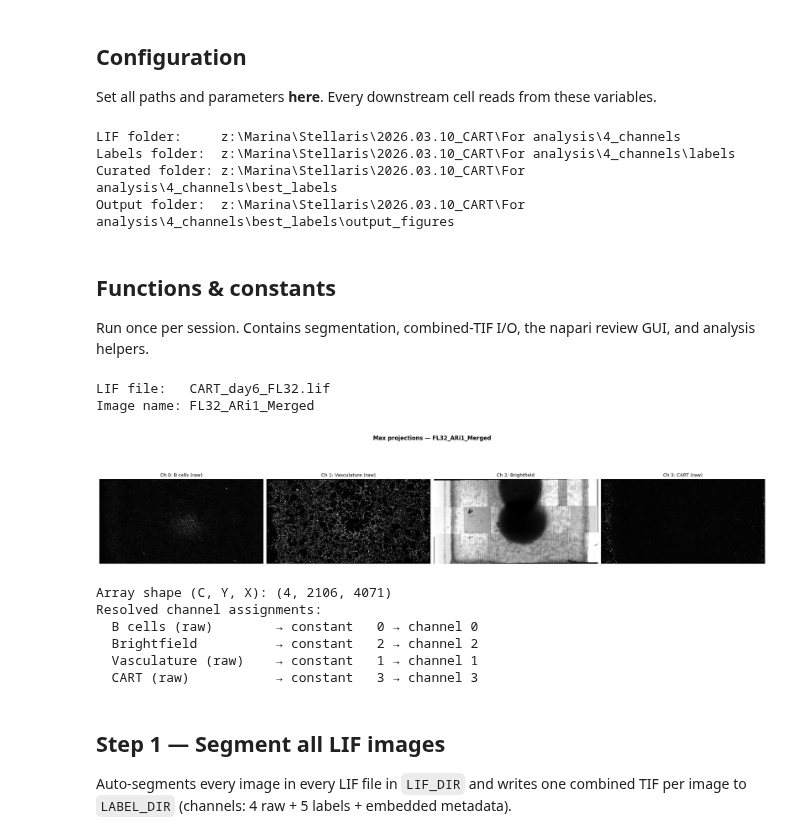
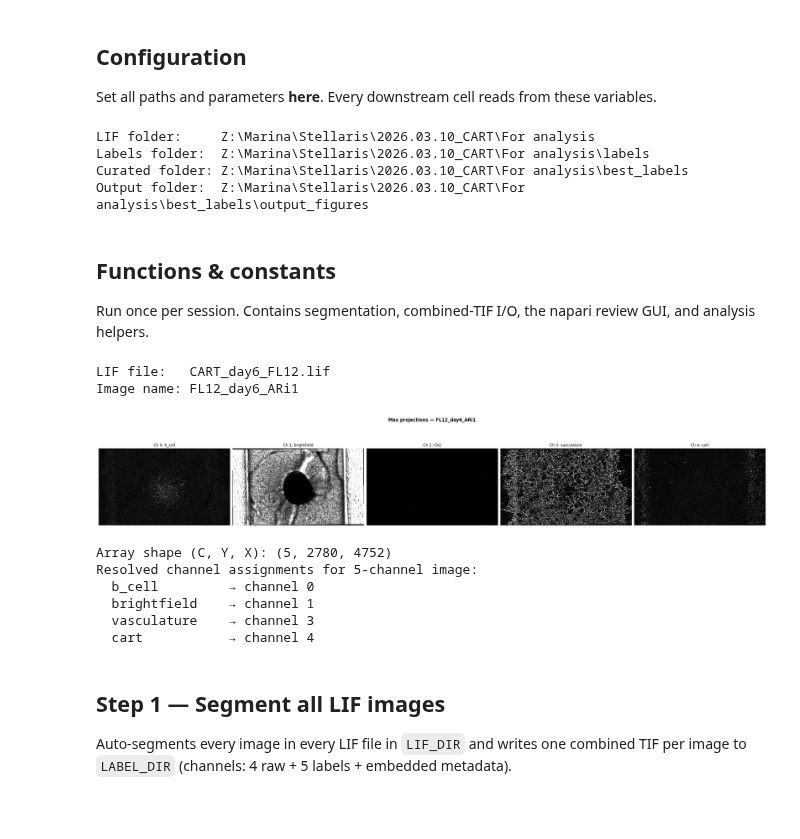
Before and after one commit to isobelth/image_quantification, a Jupyter notebook: CART_Analysis/cart_analysis humanitl.ipynb, the cells around one changed output. Drawn from its saved outputs; the diff is of its cells as text; code cells hidden in the pictures; blank space fills up the shorter version.

```diff
--- a/CART_Analysis/cart_analysis humanitl.ipynb
+++ b/CART_Analysis/cart_analysis humanitl.ipynb
@@ -75,7 +75,7 @@ Set all paths and parameters **here**. Every downstream cell reads from these va
 # ══════════════════════════════════════════════════════════════════════════════
 # CONFIG — edit these paths then run the rest of the notebook
 # ══════════════════════════════════════════════════════════════════════════════
-LIF_DIR      = pathlib.Path(r"z:\Marina\Stellaris\2026.03.10_CART\For analysis\4_channels")
+LIF_DIR      = pathlib.Path(r"Z:\Marina\Stellaris\2026.03.10_CART\For analysis")
 LABEL_DIR    = LIF_DIR / "labels"          # Step 1 writes combined TIFs here
 CURATED_DIR  = LIF_DIR / "best_labels"     # Step 3 reads curated TIFs from here
 OUTPUT_DIR   = CURATED_DIR / "output_figures"
@@ -89,10 +89,10 @@ print(f"Labels folder:  {LABEL_DIR}")
 print(f"Curated folder: {CURATED_DIR}")
 print(f"Output folder:  {OUTPUT_DIR}")
 # %% [output]
-LIF folder:     z:\Marina\Stellaris\2026.03.10_CART\For analysis\4_channels
-Labels folder:  z:\Marina\Stellaris\2026.03.10_CART\For analysis\4_channels\labels
-Curated folder: z:\Marina\Stellaris\2026.03.10_CART\For analysis\4_channels\best_labels
-Output folder:  z:\Marina\Stellaris\2026.03.10_CART\For analysis\4_channels\best_labels\output_figures
+LIF folder:     Z:\Marina\Stellaris\2026.03.10_CART\For analysis
+Labels folder:  Z:\Marina\Stellaris\2026.03.10_CART\For analysis\labels
+Curated folder: Z:\Marina\Stellaris\2026.03.10_CART\For analysis\best_labels
+Output folder:  Z:\Marina\Stellaris\2026.03.10_CART\For analysis\best_labels\output_figures
 # %% [markdown]
 ## Functions & constants
 
@@ -790,43 +712,44 @@ def analyse_from_labels(label_directory, output_folder, num_workers=4):
 # %%
-# ── Preview: max projections of each channel in the first LIF image ──────────
-# Sanity check that the channel constants above match the actual data.
+# ── Sanity-check preview of the first LIF image ──────────────────────────────
+# Channel roles are derived per image from its raw channel count via
+# `channels_for` (see Functions cell). Edit that helper to change the mapping.
 lif_files_preview = sorted(LIF_DIR.glob("*.lif"))
 with liffile.LifFile(lif_files_preview[0]) as lif:
     first_image = lif.images[0]
     print(f"LIF file:   {lif_files_preview[0].name}")
     print(f"Image name: {first_image.name}")
     stack = first_image.asarray()
     z_axis = first_image.dims.index('Z')
     max_proj = np.max(stack, axis=z_axis)  # shape: (C, Y, X)
     n_channels = max_proj.shape[0]
 
-# Use the same naming function napari uses, so labels here match labels there.
-channel_names = raw_channel_names(n_channels)
+channels = channels_for(n_channels)
+channel_names = raw_channel_names(n_channels, channels)
 
 fig, axes = plt.subplots(1, n_channels, figsize=(5 * n_channels, 5), constrained_layout=True)
 if n_channels == 1:
     axes = [axes]
 for ch, ax in enumerate(axes):
     ax.imshow(max_proj[ch], cmap="gray", interpolation="none")
     ax.set_title(f"Ch {ch}: {channel_names[ch]}", fontsize=10)
     ax.axis("off")
 fig.suptitle(f"Max projections — {first_image.name}", fontsize=12, fontweight="bold")
 plt.show()
 
 print(f"Array shape (C, Y, X): {max_proj.shape}")
-print("Resolved channel assignments:")
-for label_text, raw_index in RAW_CHANNEL_CONSTANTS.items():
-    print(f"  {label_text:20s} → constant {raw_index:>3d} → channel {raw_index % n_channels}")
+print(f"Resolved channel assignments for {n_channels}-channel image:")
+for role, raw_index in channels.items():
+    print(f"  {role:14s} → channel {raw_index}")
 # %% [output]
-LIF file:   CART_day6_FL32.lif
-Image name: FL32_ARi1_Merged
+LIF file:   CART_day6_FL12.lif
+Image name: FL12_day6_ARi1
-[figure, old version]
+[figure, new version]
-Array shape (C, Y, X): (4, 2106, 4071)
-Resolved channel assignments:
-  B cells (raw)        → constant   0 → channel 0
-  Brightfield          → constant   2 → channel 2
-  Vasculature (raw)    → constant   1 → channel 1
-  CART (raw)           → constant   3 → channel 3
+Array shape (C, Y, X): (5, 2780, 4752)
+Resolved channel assignments for 5-channel image:
+  b_cell         → channel 0
+  brightfield    → channel 1
+  vasculature    → channel 3
+  cart           → channel 4
 # %%
 # ── Plotting helper ───────────────────────────────────────────────────────────
 
```
Also changed, not shown: parts of 8 cells of this notebook, 2 other files.
